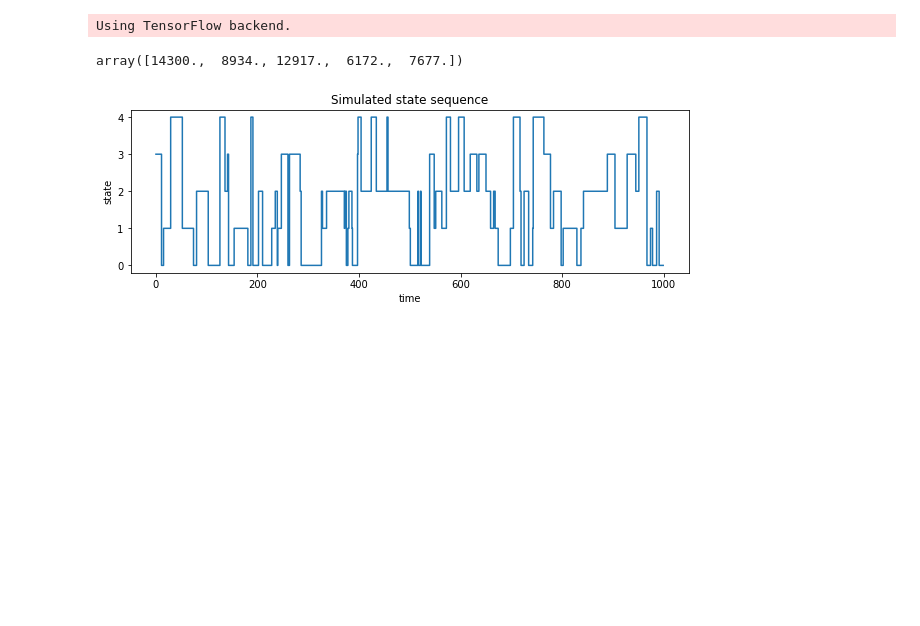
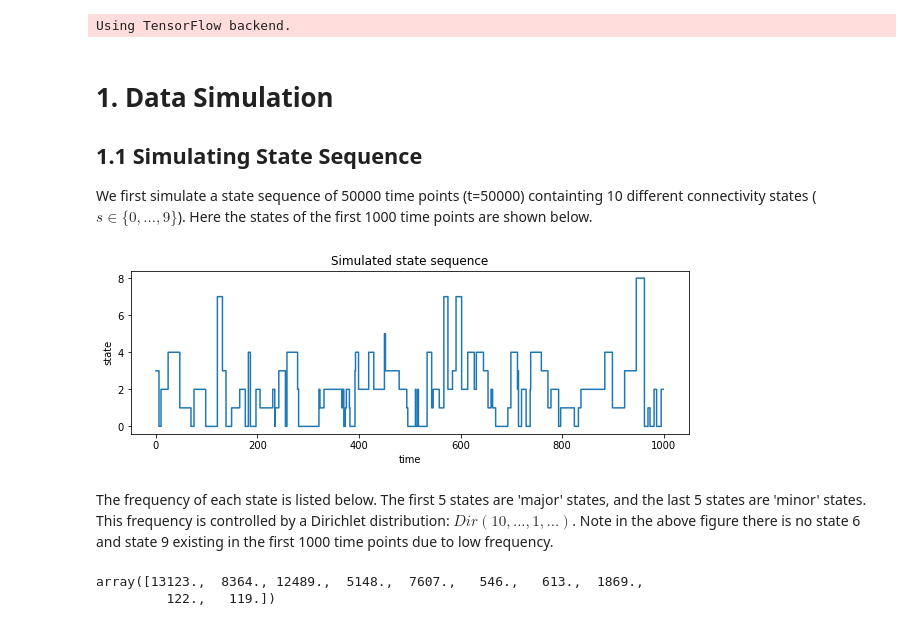
Before and after one commit to QingyuZhao/TruncatedGaussianMixtureVAE, a Jupyter notebook: toy_gmm.ipynb, the cells around one changed output. Cells and saved outputs as stored; diff of their text form; code cells hidden in the pictures; blank space fills up the shorter version.

```diff
--- a/toy_gmm.ipynb
+++ b/toy_gmm.ipynb
@@ -37,49 +56,57 @@ def sampling(args):
     return z_mean + K.exp(0.5 * z_log_var) * epsilon
 # %% [output]
 Using TensorFlow backend.
+# %% [markdown]
+# 1. Data Simulation
+## 1.1 Simulating State Sequence
+We first simulate a state sequence of 50000 time points (t=50000) containting 10 different connectivity states ($s \in \{0,...,9\}$). Here the states of the first 1000 time points are shown below.
 # %%
 np.random.seed(seed=0)
 
 # simulate state-space series
-state_num = 5
+state_num = 10
 time_len = 50000
 display_num = 1000
 signal_dimension = 10
 CNR = 10
 window_len = 11
 half_window_len = 5
 
 # state transition matrix
-switch_prob = (1-0.9)/state_num
-a = np.ones(shape=(state_num,state_num)) * switch_prob
-base_prob = np.random.dirichlet(np.ones(state_num)*10) * 0.1
+a = np.ones(shape=(state_num,state_num))
+alpha = np.ones(10)*10
+alpha[5:] = 1;
+base_prob = np.random.dirichlet(alpha) * 0.1
 for t in range(state_num):
     a[t,:] = base_prob
     a[t,t] += 0.9
-    #a[t,t] = 1 - switch_prob * (state_num - 1)
 
 # simulate states
 state = np.zeros(time_len,dtype=np.uint8)
 p = np.random.uniform()
 state[0] = np.floor(p*state_num)
 for t in range(0,time_len-1):
     p = np.random.uniform()
     for s in range(state_num):
         if (p <= np.sum(a[state[t],:s+1])):
             state[t+1] = s
             break
 
 # plot first few states
 plt.figure(figsize=(10,3))
 plt.step(range(display_num),state[window_len:window_len+display_num])
 plt.xlabel('time')
 plt.ylabel('state')
-plt.title('Simulated state sequence')
-#a
-freq = np.zeros(state_num)
-for t in range(state_num):
-    freq[t] = np.sum(state == t)
-freq
+plt.title('Simulated state sequence');
 # %% [output]
-array([14300.,  8934., 12917.,  6172.,  7677.])
-[figure, old version]
+[figure, new version]
+# %% [markdown]
+The frequency of each state is listed below. The first 5 states are 'major' states, and the last 5 states are 'minor' states. This frequency is controlled by a Dirichlet distribution: $Dir(10,...,1,...)$. Note in the above figure there is no state 6 and state 9 existing in the first 1000 time points due to low frequency.
+# %%
+freq = np.zeros(state_num)
+for t in range(state_num):
+    freq[t] = np.sum(state == t)
+freq
+# %% [output]
+array([13123.,  8364., 12489.,  5148.,  7607.,   546.,   613.,  1869.,
+         122.,   119.])
```
Also changed, not shown: parts of 14 cells of this notebook, 4 other files.
